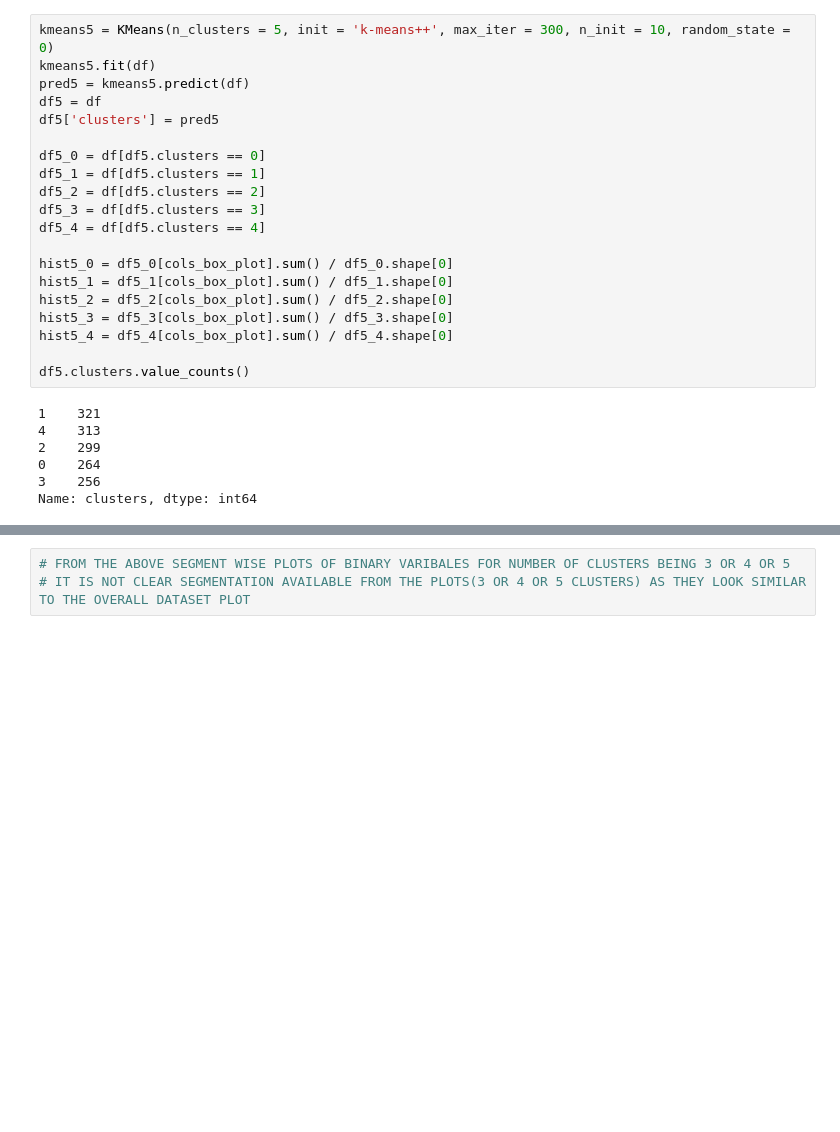
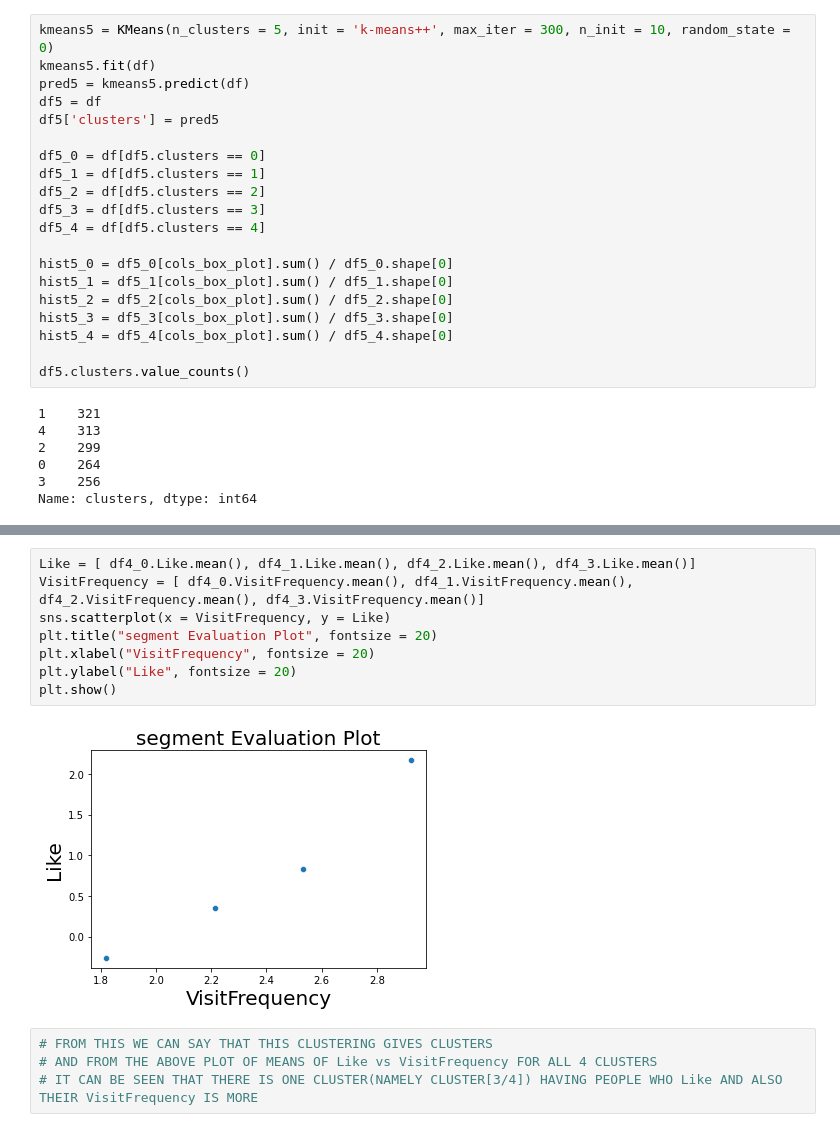
Before and after one commit to jaiganesh17/McDonalds-Market-Segmentation, a Jupyter notebook: McDonalds_MS.ipynb, the cells around one changed output, grey strips where cells are left out. Cells and saved outputs as stored; diff of their text form; blank space fills up the shorter version.

```diff
--- a/McDonalds_MS.ipynb
+++ b/McDonalds_MS.ipynb
@@ -638,3 +579,14 @@ sns.barplot(x = hist5_4.index, y = hist5_4)
 # %%
-# FROM THE ABOVE SEGMENT WISE PLOTS OF BINARY VARIBALES FOR NUMBER OF CLUSTERS BEING 3 OR 4 OR 5
-# IT IS NOT CLEAR SEGMENTATION AVAILABLE FROM THE PLOTS(3 OR 4 OR 5 CLUSTERS) AS THEY LOOK SIMILAR TO THE OVERALL DATASET PLOT
+Like = [ df4_0.Like.mean(), df4_1.Like.mean(), df4_2.Like.mean(), df4_3.Like.mean()]
+VisitFrequency = [ df4_0.VisitFrequency.mean(), df4_1.VisitFrequency.mean(), df4_2.VisitFrequency.mean(), df4_3.VisitFrequency.mean()]
+sns.scatterplot(x = VisitFrequency, y = Like)
+plt.title("segment Evaluation Plot", fontsize = 20)
+plt.xlabel("VisitFrequency", fontsize = 20)
+plt.ylabel("Like", fontsize = 20)
+plt.show()
+# %% [output]
+[figure, added]
+# %%
+# FROM THIS WE CAN SAY THAT THIS CLUSTERING GIVES CLUSTERS
+# AND FROM THE ABOVE PLOT OF MEANS OF Like vs VisitFrequency FOR ALL 4 CLUSTERS
+# IT CAN BE SEEN THAT THERE IS ONE CLUSTER(NAMELY CLUSTER[3/4]) HAVING PEOPLE WHO Like AND ALSO THEIR VisitFrequency IS MORE
```
Also changed, not shown: parts of 21 cells of this notebook.
